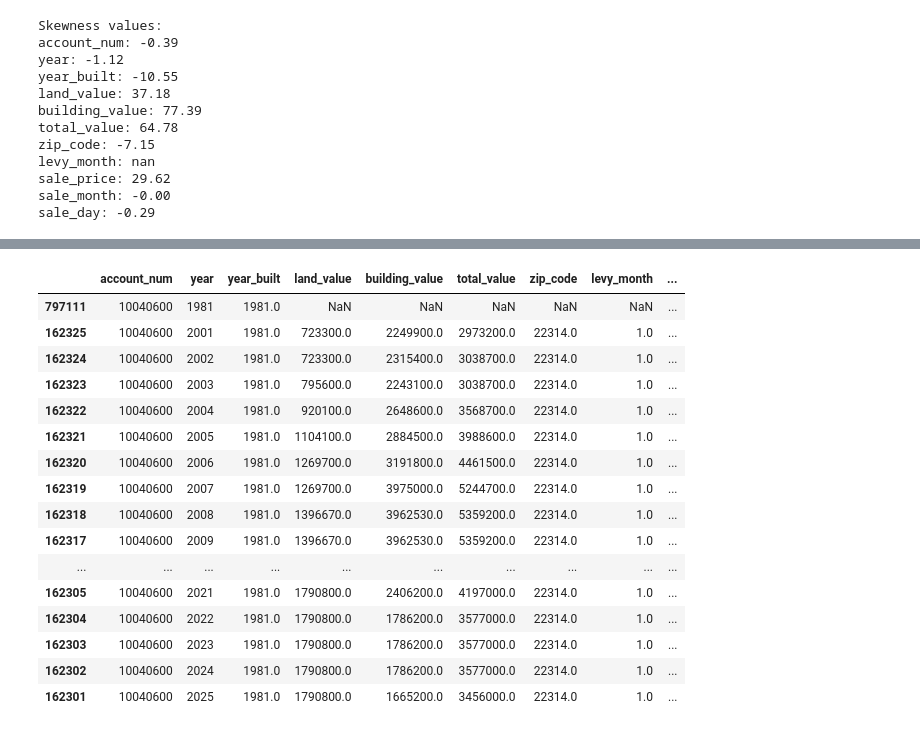
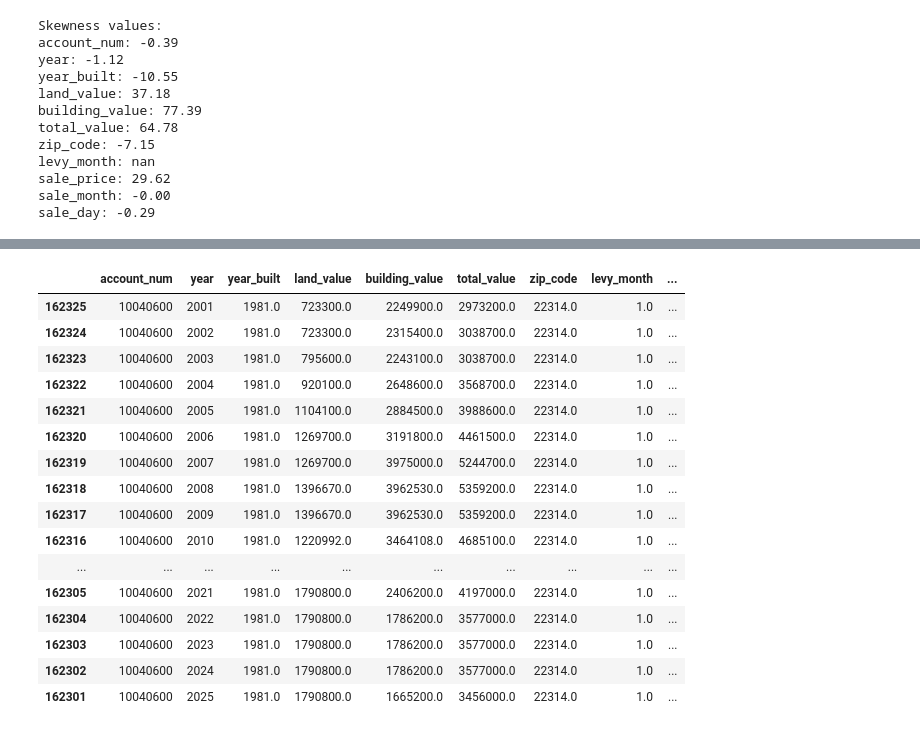
Before and after one commit to barrettdalbec/Alexandria-Personal-Project, a Jupyter notebook: Data Analysis/Data Analysis.ipynb, the cells around one changed output, grey strips where cells are left out. Cells and saved outputs as stored; diff of their text form; code cells hidden in the pictures.

```diff
--- a/Data Analysis/Data Analysis.ipynb
+++ b/Data Analysis/Data Analysis.ipynb
@@ -426,2 +445,2 @@ memory usage: 115.3 MB
 # %%
-num_df[num_df['year'] < 2001].head()
+num_df_copy = num_df[~num_df['total_value'].isna()].copy()
@@ -435,8 +447,7 @@ num_df[num_df['year'] < 2001].head()
 # %%
-num_df[num_df['account_num'] == 10040600]
+num_df_copy[num_df_copy['account_num'] == 10040600]
 # %% [output]
 |  | account_num | year | year_built | land_value | building_value | total_value | zip_code | levy_month | ... |
-| 797111 | 10040600 | 1981 | 1981.0 | NaN | NaN | NaN | NaN | NaN | ... |
 | 162325 | 10040600 | 2001 | 1981.0 | 723300.0 | 2249900.0 | 2973200.0 | 22314.0 | 1.0 | ... |
 | 162324 | 10040600 | 2002 | 1981.0 | 723300.0 | 2315400.0 | 3038700.0 | 22314.0 | 1.0 | ... |
 | 162323 | 10040600 | 2003 | 1981.0 | 795600.0 | 2243100.0 | 3038700.0 | 22314.0 | 1.0 | ... |
@@ -446,6 +457,7 @@ num_df[num_df['account_num'] == 10040600]
 | 162319 | 10040600 | 2007 | 1981.0 | 1269700.0 | 3975000.0 | 5244700.0 | 22314.0 | 1.0 | ... |
 | 162318 | 10040600 | 2008 | 1981.0 | 1396670.0 | 3962530.0 | 5359200.0 | 22314.0 | 1.0 | ... |
 | 162317 | 10040600 | 2009 | 1981.0 | 1396670.0 | 3962530.0 | 5359200.0 | 22314.0 | 1.0 | ... |
+| 162316 | 10040600 | 2010 | 1981.0 | 1220992.0 | 3464108.0 | 4685100.0 | 22314.0 | 1.0 | ... |
 | ... | ... | ... | ... | ... | ... | ... | ... | ... | ... |
 | 162305 | 10040600 | 2021 | 1981.0 | 1790800.0 | 2406200.0 | 4197000.0 | 22314.0 | 1.0 | ... |
 | 162304 | 10040600 | 2022 | 1981.0 | 1790800.0 | 1786200.0 | 3577000.0 | 22314.0 | 1.0 | ... |
```
Also changed, not shown: parts of 52 cells of this notebook, 2 other files.
